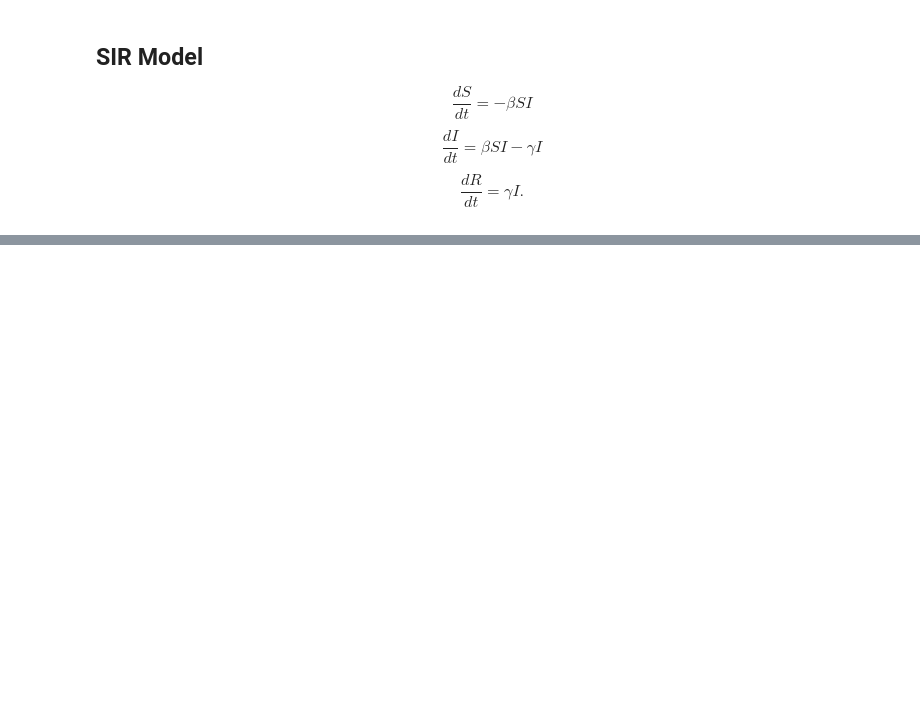
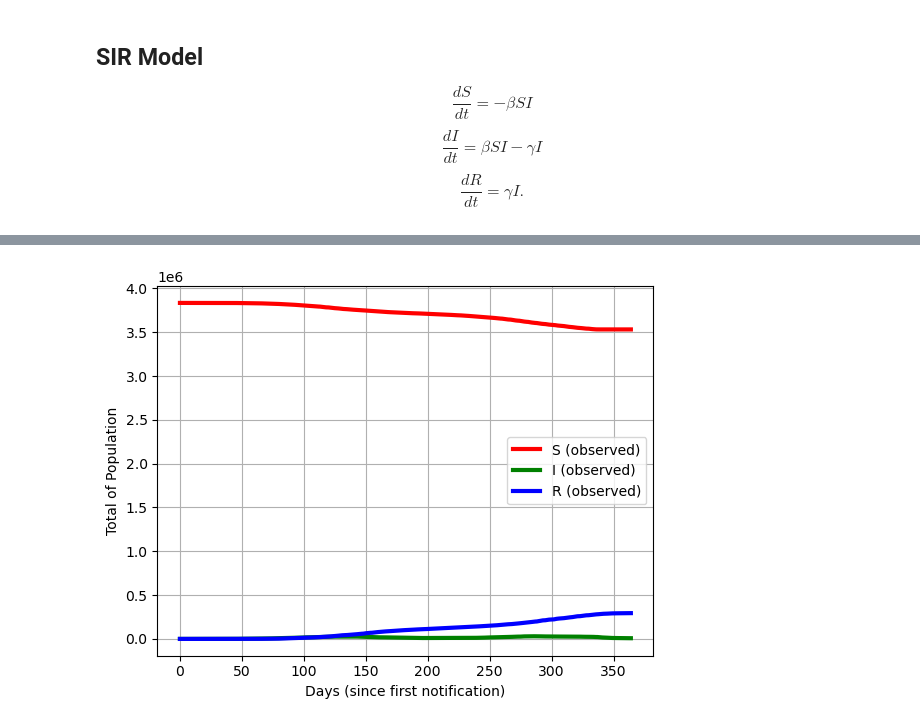
Before and after one commit to ginbar/iccsa2025_deepxde, a Jupyter notebook: examples/InverseSIR.ipynb, the cells around one changed output, grey strips where cells are left out. Cells and saved outputs as stored; diff of their text form; code cells hidden in the pictures; blank space fills up the shorter version.

```diff
--- a/examples/InverseSIR.ipynb
+++ b/examples/InverseSIR.ipynb
@@ -232,0 +226,22 @@ plt.show()
+# %%
+
+S_raw = sir["S"].astype(int).values
+I_raw = sir["I"].astype(int).values
+R_raw = sir["R"].astype(int).values
+
+S_raw_obs, I_raw_obs, R_raw_obs = S_raw[:timef], I_raw[:timef], R_raw[:timef]
+
+# plt.figure(figsize=(10, 6))
+
+plt.plot(t_obs, S_raw_obs, "r-", label="S (observed)", linewidth=3)
+plt.plot(t_obs, I_raw_obs, "g-", label="I (observed)", linewidth=3)
+plt.plot(t_obs, R_raw_obs, "b-", label="R (observed)", linewidth=3)
+
+plt.xlabel("Days (since first notification)")
+plt.ylabel("Total of Population")
+plt.legend()
+plt.grid()
+plt.savefig("../figures/inverse-sir-raw.pdf")
+plt.show()
+# %% [output]
+[figure, added]
```
Also changed, not shown: parts of 10 cells of this notebook, 2 other files.
